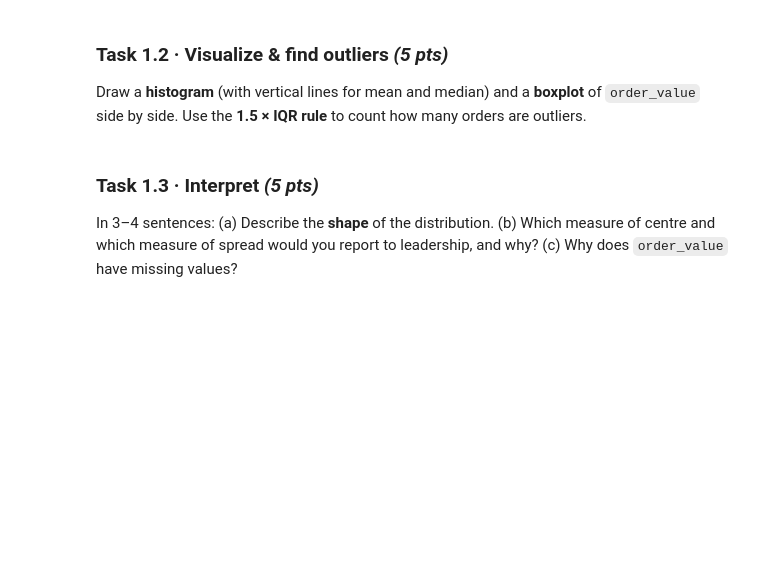
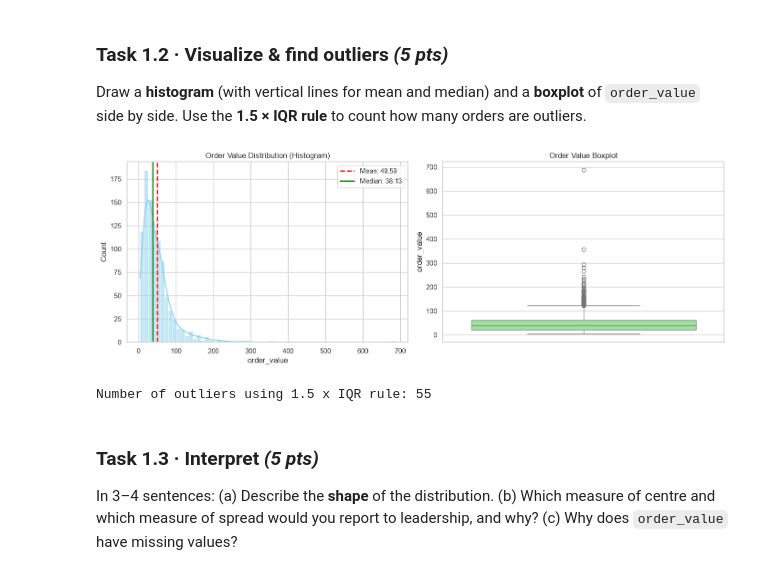
Before and after one commit to Wambura001/data_science_labs, a Jupyter notebook: Assignment_ShopSphere_AB_Test.ipynb, the cells around one changed output. Drawn from its saved outputs; the diff is of its cells as text; code cells hidden in the pictures; blank space fills up the shorter version.

```diff
--- a/Assignment_ShopSphere_AB_Test.ipynb
+++ b/Assignment_ShopSphere_AB_Test.ipynb
@@ -75,7 +146,35 @@ ov = df["order_value"].dropna()
 
 Draw a **histogram** (with vertical lines for mean and median) and a **boxplot** of `order_value` side by side. Use the **1.5 × IQR rule** to count how many orders are outliers.
 # %%
-# YOUR CODE HERE
+# 1. Visualize histogram and boxplot side by side
+fig, axes = plt.subplots(1, 2, figsize=(14, 5))
+
+# Histogram with mean and median lines
+sns.histplot(ov, kde=True, ax=axes[0], color='skyblue')
+axes[0].axvline(mean_val, color='red', linestyle='--', linewidth=2, label=f'Mean: {mean_val:.2f}')
+axes[0].axvline(median_val, color='green', linestyle='-', linewidth=2, label=f'Median: {median_val:.2f}')
+axes[0].set_title('Order Value Distribution (Histogram)')
+axes[0].legend()
+
+# Boxplot
+sns.boxplot(y=ov, ax=axes[1], color='lightgreen')
+axes[1].set_title('Order Value Boxplot')
+
+plt.tight_layout()
+plt.show()
+
+# 2. Count outliers using the 1.5 x IQR rule
+q1 = ov.quantile(0.25)
+q3 = ov.quantile(0.75)
+iqr = q3 - q1
+lower_bound = q1 - 1.5 * iqr
+upper_bound = q3 + 1.5 * iqr
+
+outliers = ov[(ov < lower_bound) | (ov > upper_bound)]
+print(f"Number of outliers using 1.5 x IQR rule: {len(outliers)}")
+# %% [output]
+[figure, added]
+Number of outliers using 1.5 x IQR rule: 55
 # %% [markdown]
 ### Task 1.3 · Interpret  *(5 pts)*
 
```
Also changed, not shown: parts of 22 cells of this notebook.
